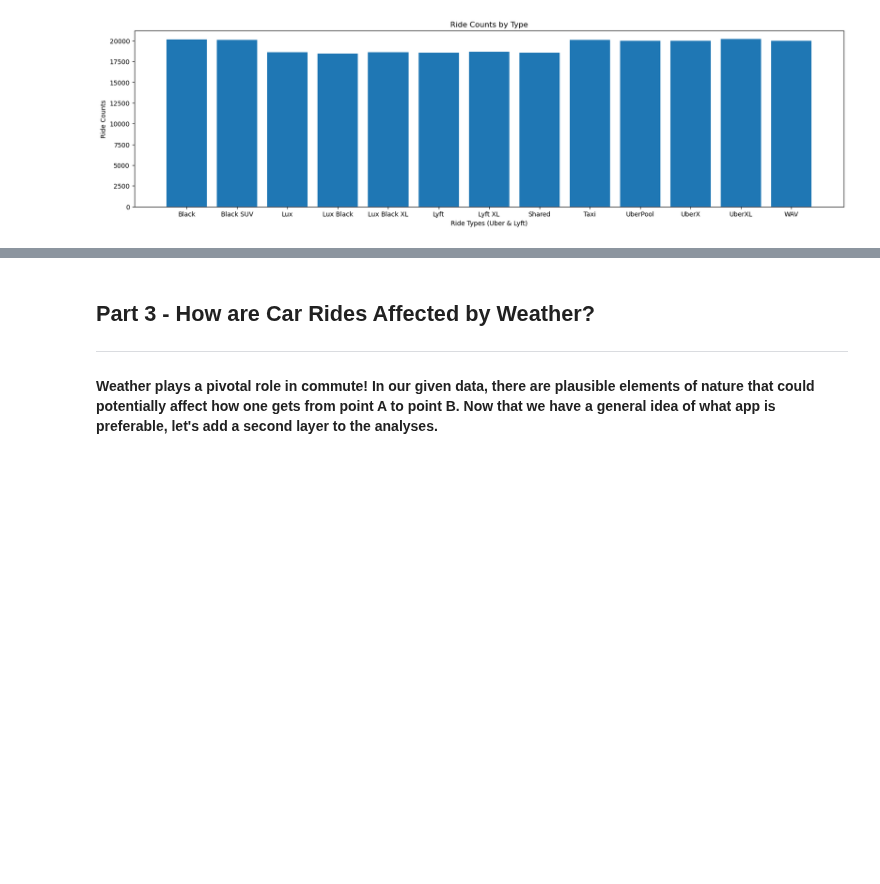
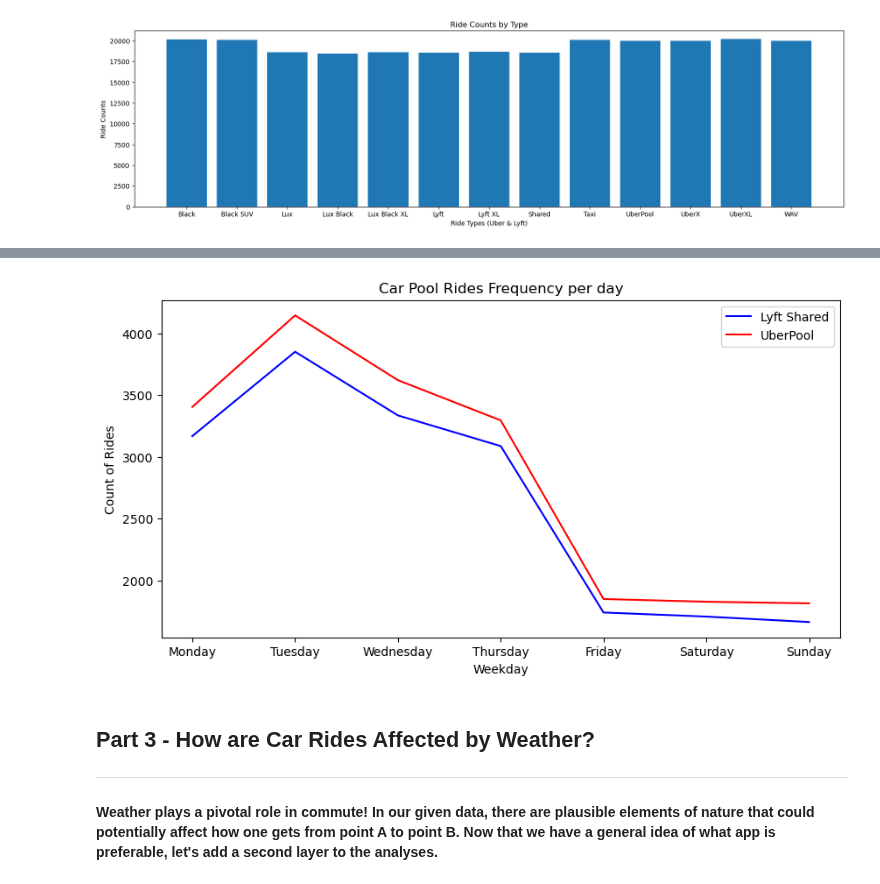
Before and after one commit to marnaji/Project-1, a Jupyter notebook: main.ipynb, the cells around one changed output, grey strips where cells are left out. Cells and saved outputs as stored; diff of their text form; code cells hidden in the pictures; blank space fills up the shorter version.

```diff
--- a/main.ipynb
+++ b/main.ipynb
@@ -454,3 +457,26 @@ plt.show()
+# %%
+# Calculating Frequency of Rides across a week for extra measure
+
+shared_count=shared.groupby("Weekday")["Ride_Type"].count()
+shared_count=shared_count.reindex(days).reset_index()
+
+uberpool_count=uberpool.groupby("Weekday")["Ride_Type"].count()
+uberpool_count=uberpool_count.reindex(days).reset_index()
+
+plt.figure(figsize=(10,5))
+
+plt.plot(shared_count['Weekday'],shared_count['Ride_Type'],c="blue", label="Lyft Shared")
+plt.plot(uberpool_count['Weekday'],uberpool_count['Ride_Type'],c="red", label="UberPool")
+
+plt.xticks(shared_count.index)
+plt.xlabel("Weekday")
+plt.ylabel("Count of Rides")
+plt.title("Car Pool Rides Frequency per day")
+plt.legend()
+plt.savefig("Images/2_9.png")
+plt.show()
+# %% [output]
+[figure, added]
 # %% [markdown]
 ## Part 3 - How are Car Rides Affected by Weather?
 ----
```
Also changed, not shown: parts of 5 cells of this notebook, 5 other files.
